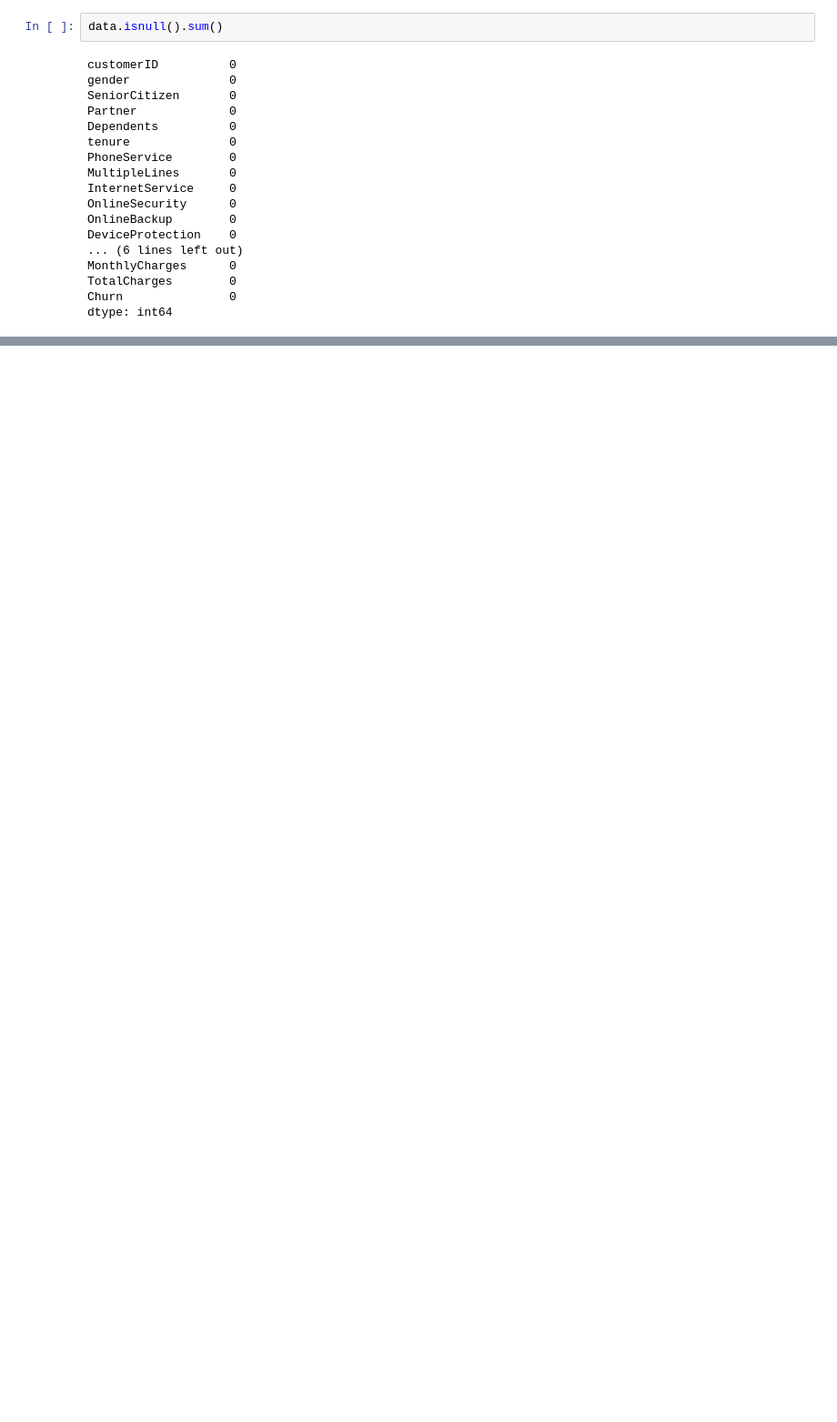
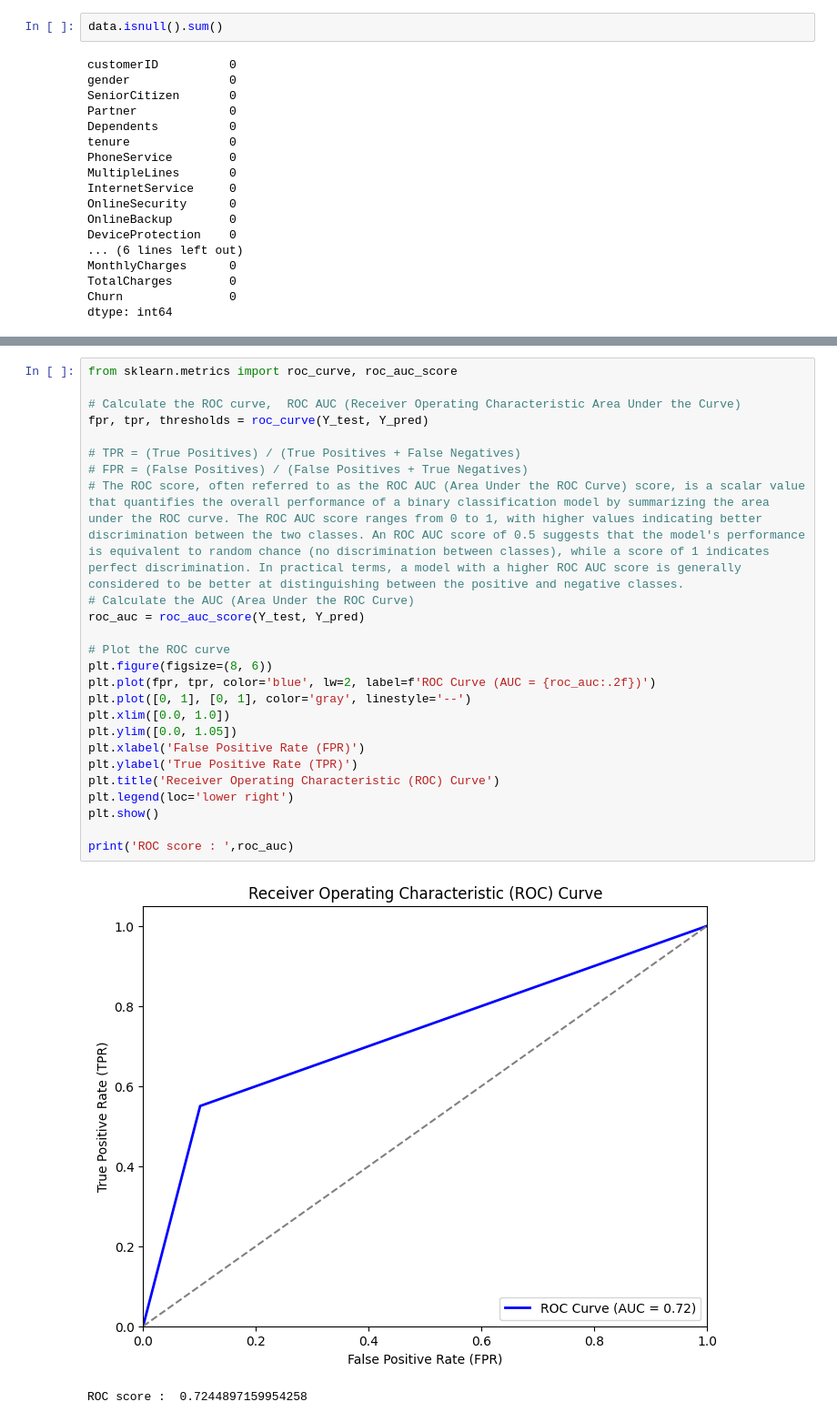
Before and after one commit to swastikbanerjee/ML_Lab, a Jupyter notebook: 2348566_Lab5.ipynb, the cells around one changed output, grey strips where cells are left out. Shown: that part at 91% size. Saved outputs shown, nothing was run; the diff lists cells and outputs as text; blank space fills up the shorter version.

```diff
--- a/2348566_Lab5.ipynb
+++ b/2348566_Lab5.ipynb
@@ -68,0 +225,28 @@ data.replace({'Gender':{'Male':0,'Female':1},'Partner':{'Yes':1,'No':0},'Depende
+# %%
+from sklearn.metrics import roc_curve, roc_auc_score
+
+# Calculate the ROC curve,  ROC AUC (Receiver Operating Characteristic Area Under the Curve)
+fpr, tpr, thresholds = roc_curve(Y_test, Y_pred)
+
+# TPR = (True Positives) / (True Positives + False Negatives)
+# FPR = (False Positives) / (False Positives + True Negatives)
+# The ROC score, often referred to as the ROC AUC (Area Under the ROC Curve) score, is a scalar value that quantifies the overall performance of a binary classification model by summarizing the area under the ROC curve. The ROC AUC score ranges from 0 to 1, with higher values indicating better discrimination between the two classes. An ROC AUC score of 0.5 suggests that the model's performance is equivalent to random chance (no discrimination between classes), while a score of 1 indicates perfect discrimination. In practical terms, a model with a higher ROC AUC score is generally considered to be better at distinguishing between the positive and negative classes.
+# Calculate the AUC (Area Under the ROC Curve)
+roc_auc = roc_auc_score(Y_test, Y_pred)
+
+# Plot the ROC curve
+plt.figure(figsize=(8, 6))
+plt.plot(fpr, tpr, color='blue', lw=2, label=f'ROC Curve (AUC = {roc_auc:.2f})')
+plt.plot([0, 1], [0, 1], color='gray', linestyle='--')
+plt.xlim([0.0, 1.0])
+plt.ylim([0.0, 1.05])
+plt.xlabel('False Positive Rate (FPR)')
+plt.ylabel('True Positive Rate (TPR)')
+plt.title('Receiver Operating Characteristic (ROC) Curve')
+plt.legend(loc='lower right')
+plt.show()
+
+print('ROC score : ',roc_auc)
+# %% [output]
+[figure, added]
+ROC score :  0.7244897159954258
```
Also changed, not shown: parts of 20 cells of this notebook.
